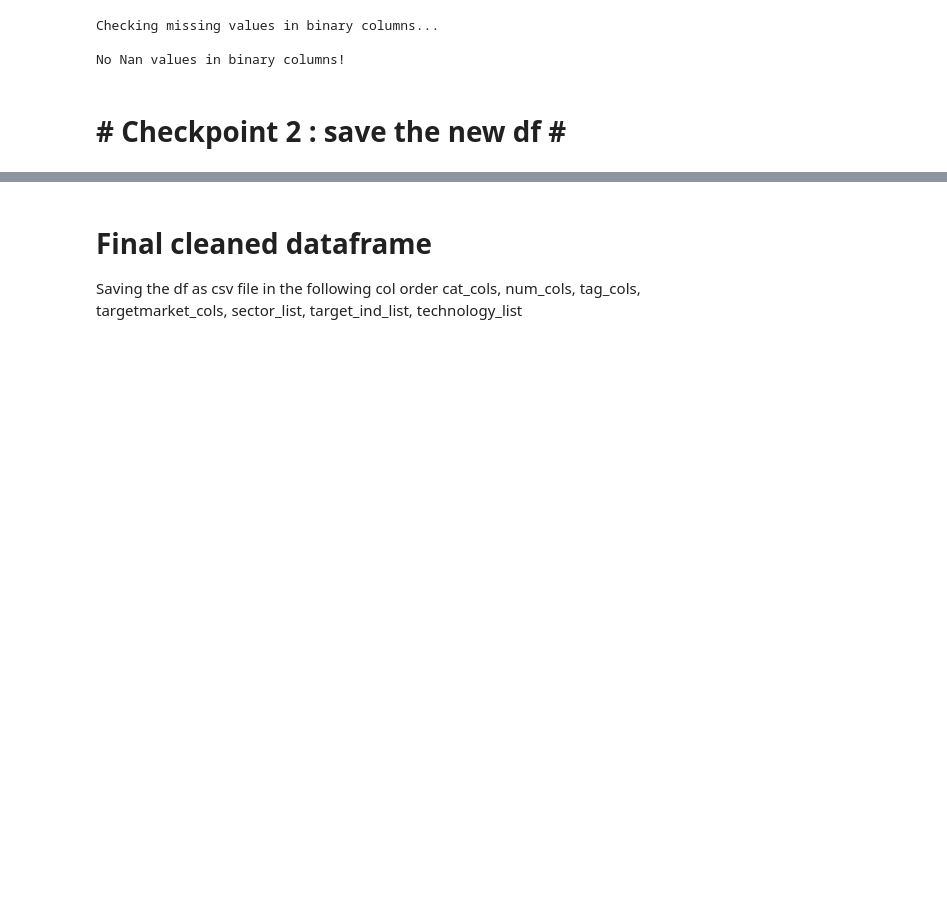
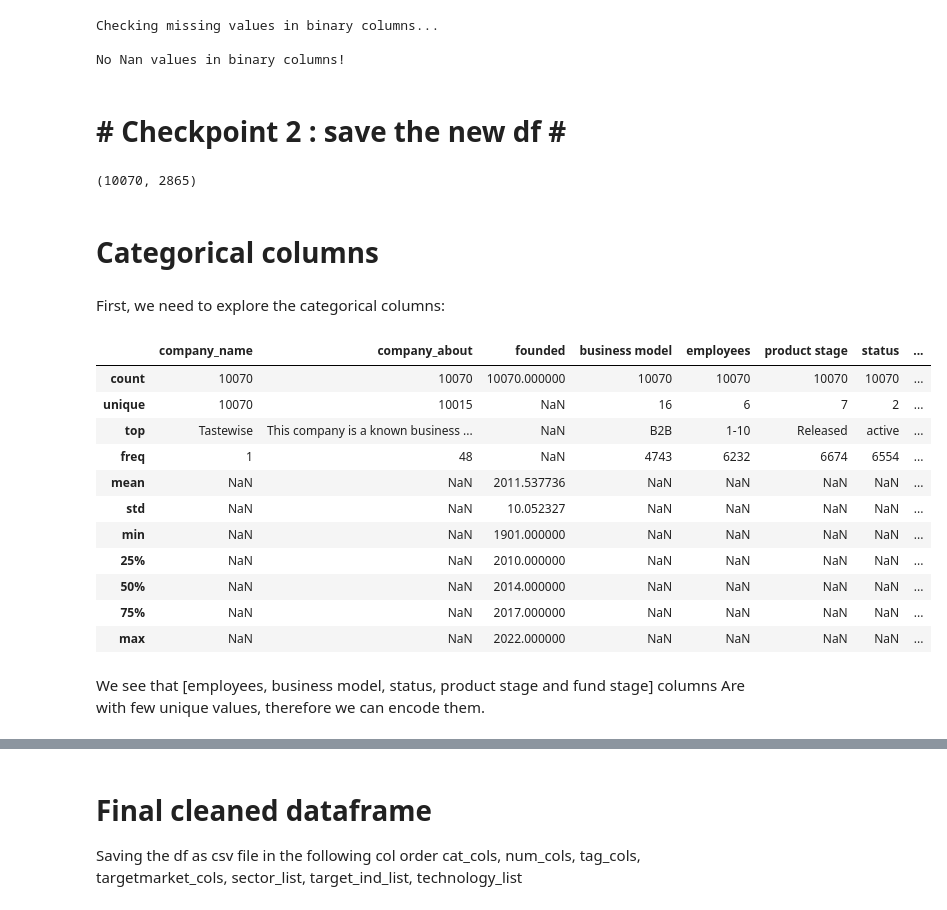
Before and after one commit to matanini/startup_classifier, a Jupyter notebook: clean.ipynb, the cells around one changed output, grey strips where cells are left out. Saved outputs shown, nothing was run; the diff lists cells and outputs as text; code cells hidden in the pictures; blank space fills up the shorter version.

```diff
--- a/clean.ipynb
+++ b/clean.ipynb
@@ -216,6 +218,41 @@ No Nan values in binary columns!
 # %% [markdown]
 <h1> # Checkpoint 2 : save the new df # </h1>
 # %%
-new_df.to_csv('cp2.csv')
-# new_df = pd.read_csv('cp2.csv').iloc[:,1:]
-# new_df
+# new_df.to_csv('cp2.csv')
+new_df = pd.read_csv('cp2.csv').iloc[:,1:]
+new_df.shape
+# %% [output]
+(10070, 2865)
+# %%
+# Defining cols
+
+cat_cols = ['company_name','company_about', 'founded', 'business model','employees','product stage','status','geo_market_per','fund_stage']
+num_cols = ['total_raised','total_rounds', 'investors','ipo_price']
+tag_cols = [col for col in new_df.columns if col.startswith('tag_')]
+targetmarket_cols = [col for col in new_df.columns if col.startswith('targetmarket_')]
+sector_list = [col for col in new_df.columns if col.startswith("sector_")]
+target_ind_list = [col  for col in new_df.columns if col.startswith("target_industry_")]
+technology_list = [col  for col in new_df.columns if col.startswith("core_technology_")]
+# %% [markdown]
+<h1> Categorical columns </h1>
+# %% [markdown]
+<p> First, we need to explore the categorical columns:</p>
+# %%
+cat_df = new_df.copy()
+cat_df[cat_cols].describe(include='all')
+# %% [output]
+|  | company_name | company_about | founded | business model | employees | product stage | status | ... |
+| count | 10070 | 10070 | 10070.000000 | 10070 | 10070 | 10070 | 10070 | ... |
+| unique | 10070 | 10015 | NaN | 16 | 6 | 7 | 2 | ... |
+| top | Tastewise | This company is a known business ... | NaN | B2B | 1-10 | Released | active | ... |
+| freq | 1 | 48 | NaN | 4743 | 6232 | 6674 | 6554 | ... |
+| mean | NaN | NaN | 2011.537736 | NaN | NaN | NaN | NaN | ... |
+| std | NaN | NaN | 10.052327 | NaN | NaN | NaN | NaN | ... |
+| min | NaN | NaN | 1901.000000 | NaN | NaN | NaN | NaN | ... |
+| 25% | NaN | NaN | 2010.000000 | NaN | NaN | NaN | NaN | ... |
+| 50% | NaN | NaN | 2014.000000 | NaN | NaN | NaN | NaN | ... |
+| 75% | NaN | NaN | 2017.000000 | NaN | NaN | NaN | NaN | ... |
+| max | NaN | NaN | 2022.000000 | NaN | NaN | NaN | NaN | ... |
+# %% [markdown]
+<p>We see that [employees, business model, status, product stage and fund stage] columns</br>
+Are with few unique values, therefore we can encode them.</p>
```
Also changed, not shown: parts of 4 cells of this notebook.
